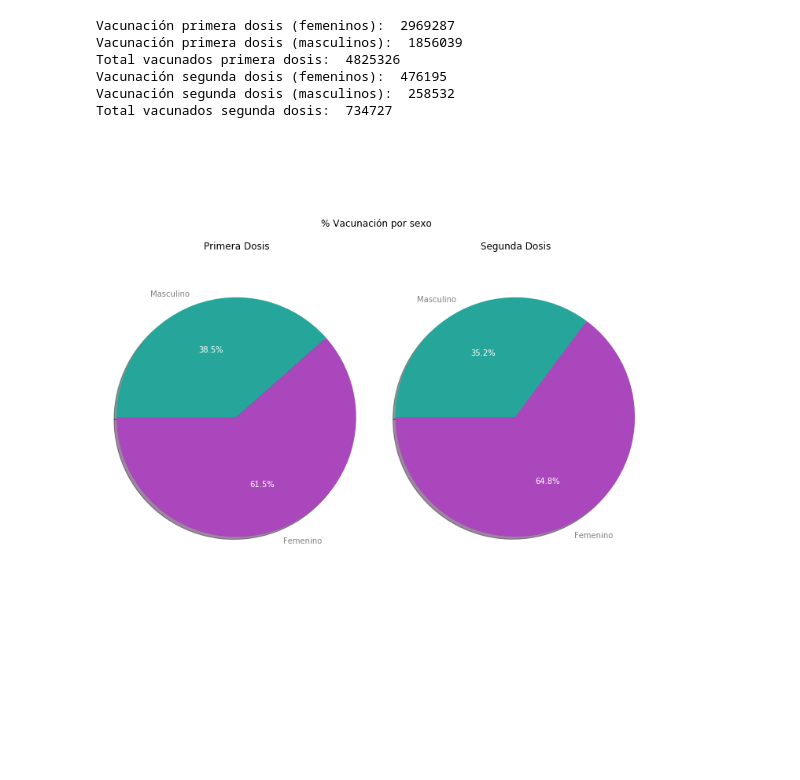
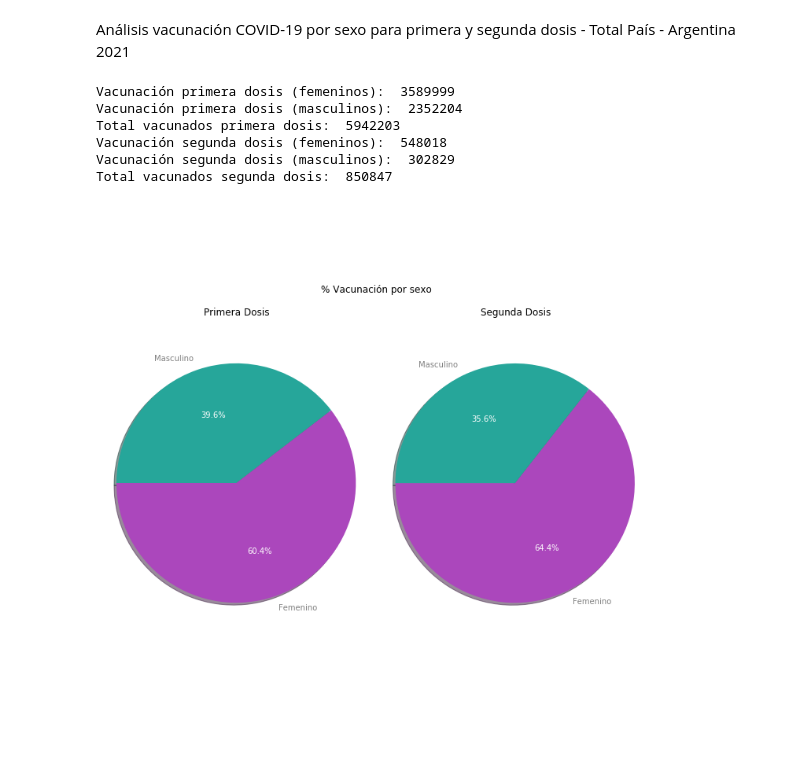
Before and after one commit to lucasbejarano/Covid19, a Jupyter notebook: vacunacion_por_sexo.ipynb, the cells around one changed output. Cells and saved outputs as stored; diff of their text form; code cells hidden in the pictures; blank space fills up the shorter version.

```diff
--- a/vacunacion_por_sexo.ipynb
+++ b/vacunacion_por_sexo.ipynb
@@ -1,3 +1,5 @@
+# %% [markdown]
+Análisis vacunación COVID-19 por sexo para primera y segunda dosis - Total País - Argentina 2021
 # %%
 #import librerias necesarias
 
@@ -9,15 +15,12 @@ import matplotlib.patches as mpatches
 # %%
 #Analisis de casos registrados Covid19 Argentina
-
-myUrl = "https://sisa.msal.gov.ar/datos/descargas/covid-19/files/datos_nomivac_covid19.csv"
-
-data = pd.read_csv(myUrl)
-
+myUrl = 'https://sisa.msal.gov.ar/datos/descargas/covid-19/files/datos_nomivac_covid19.zip'
+# read the zip file as a pandas dataframe
+data = pd.read_csv(myUrl)   # pandas version 0.18.1 takes zip files
+# Creamos nuestro DF en base al Dasaset
 covid = pd.DataFrame(data)
-
 #Verificar el tipo de datos del data frame obtenido
 #covid.dtypes
-
 #Contador de vacunados segun sexo (F o M) para la 1ra dosis
 fem1 = covid[(covid['sexo'] == 'F') & (covid['orden_dosis'] == 1)].shape[0]
 mas1 = covid[(covid['sexo'] == 'M') & (covid['orden_dosis'] == 1)].shape[0]
@@ -39,7 +42,6 @@ print("Total vacunados segunda dosis: ",total2)
 
 # 1,2 denotes 1 row, 2 columns - if you want to stack vertically, it would be 2,1
 fig, (ax1,ax2) = plt.subplots(1,2,figsize=(10,10)) #ax1,ax2 refer to your two pies
-
 #labels
 labels = ['Femenino','Masculino']
 #colors
@@ -52,37 +54,37 @@ patches, texts, autotexts = ax1.pie(prim_dosis, colors = colors, labels=labels,
 for text in texts:
     text.set_color('grey')
 for autotext in autotexts:
     autotext.set_color('white')
 #titulo del grafico
 ax1.set_title('Primera Dosis', y=0.8)
 
 #labels
 labels = ['Femenino','Masculino']
 #colors
 colors = ['#AB47BC','#26A69A']
 #array con valores de vacunados con segunda dosis segun sexo
 seg_dosis = np.array([fem2,mas2])
 
 #grafico con % de vacunados segun sexo (2da dosis)
 patches, texts, autotexts = ax2.pie(seg_dosis, colors = colors, labels=labels, autopct='%1.1f%%', startangle=180, shadow=True)
 for text in texts:
     text.set_color('grey')
 for autotext in autotexts:
     autotext.set_color('white')
 ax2.set_title('Segunda Dosis',y=0.8)
 
 #titulo del grafico general
 fig.suptitle("% Vacunación por sexo", y=0.85)
 # Equal aspect ratio ensures that pie is drawn as a circle
 ax1.axis('equal')
 ax2.axis('equal')
 plt.tight_layout()
 plt.show()
 # %% [output]
-Vacunación primera dosis (femeninos):  2969287
-Vacunación primera dosis (masculinos):  1856039
-Total vacunados primera dosis:  4825326
-Vacunación segunda dosis (femeninos):  476195
-Vacunación segunda dosis (masculinos):  258532
-Total vacunados segunda dosis:  734727
+Vacunación primera dosis (femeninos):  3589999
+Vacunación primera dosis (masculinos):  2352204
+Total vacunados primera dosis:  5942203
+Vacunación segunda dosis (femeninos):  548018
+Vacunación segunda dosis (masculinos):  302829
+Total vacunados segunda dosis:  850847
-[figure, old version]
+[figure, new version]
```
Also changed, not shown: parts of 1 cell of this notebook, 3 other files.
